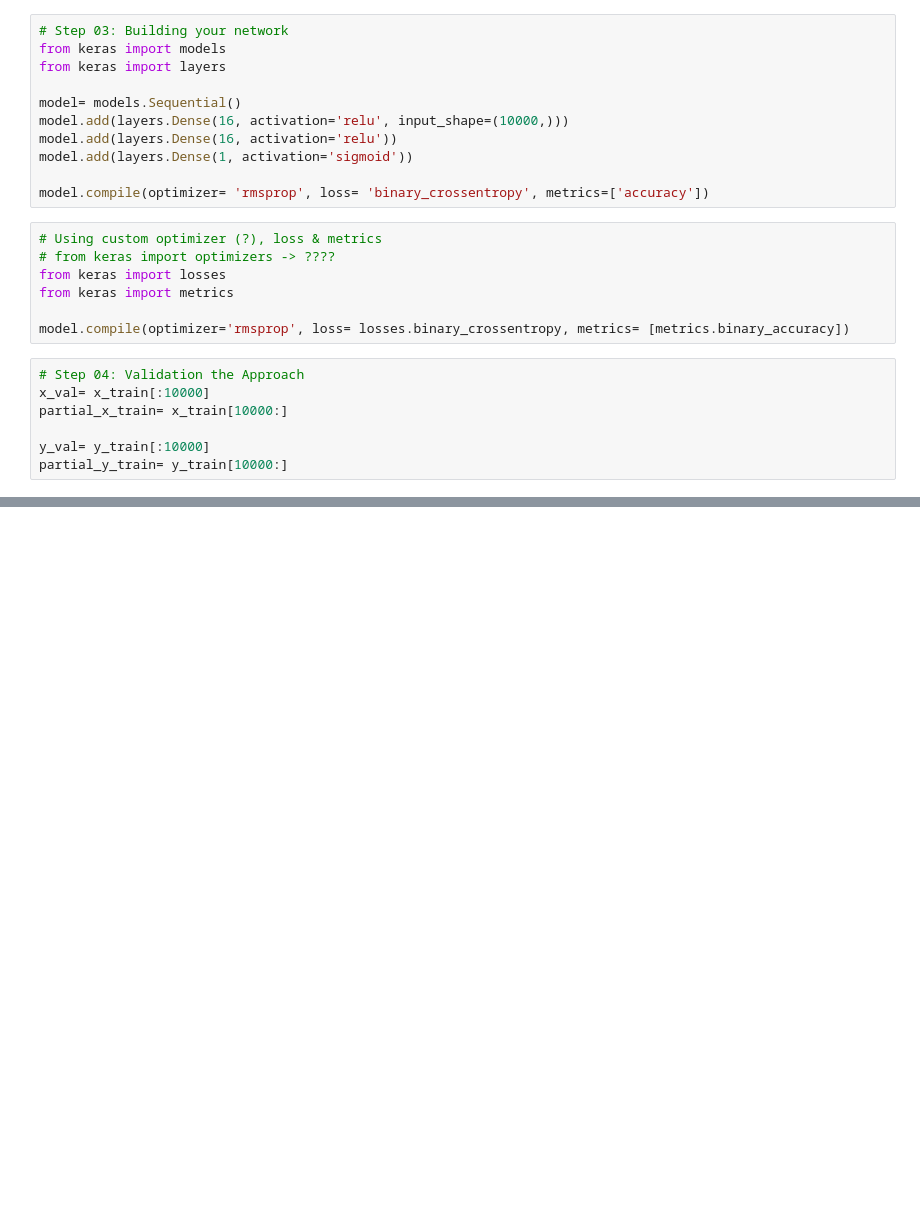
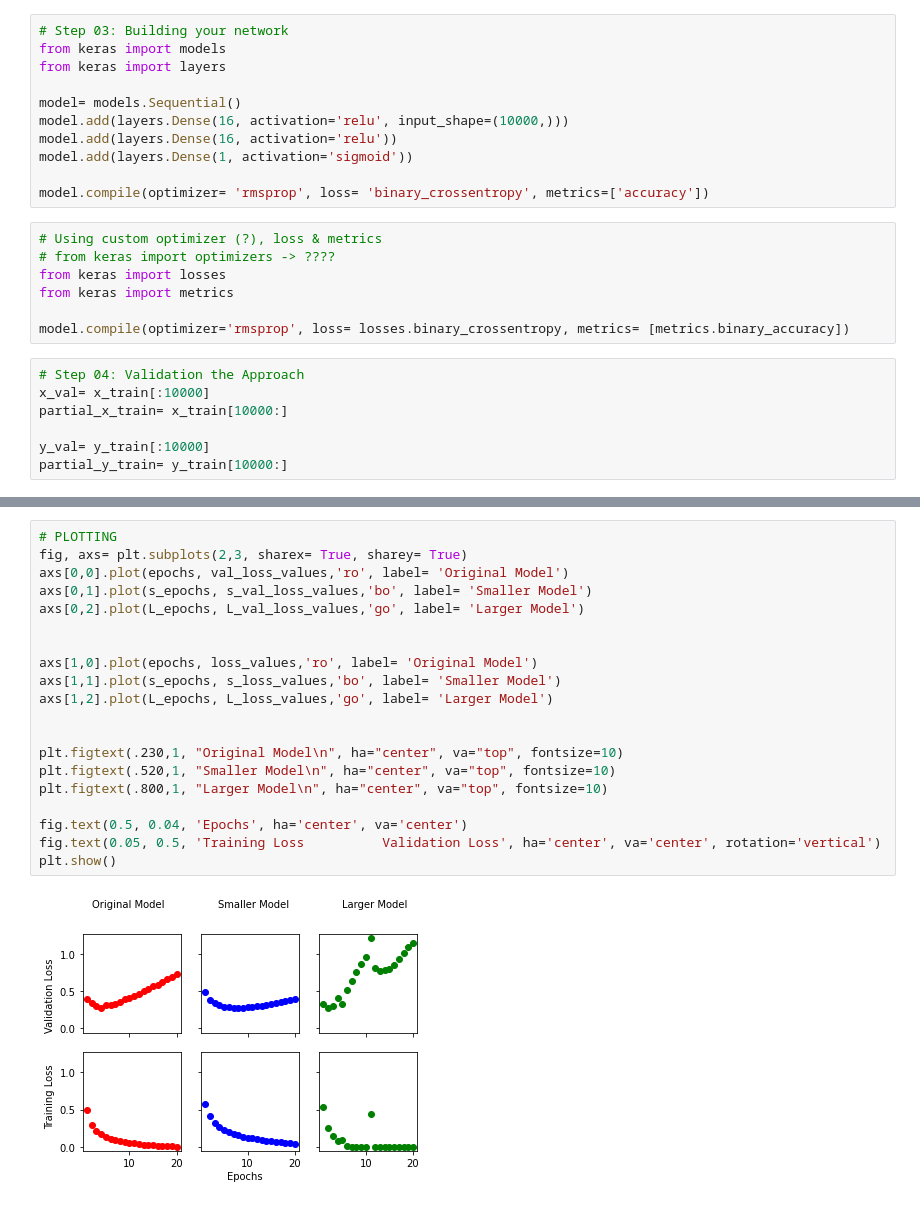
Before and after one commit to gamzekecibas/deep-learning-keras, a Jupyter notebook: imdb-set.ipynb, the cells around one changed output, grey strips where cells are left out. Drawn from its saved outputs; the diff is of its cells as text; blank space fills up the shorter version.

```diff
--- a/imdb-set.ipynb
+++ b/imdb-set.ipynb
@@ -137,0 +198,22 @@ Epoch 4/4
+# %%
+# PLOTTING
+fig, axs= plt.subplots(2,3, sharex= True, sharey= True)
+axs[0,0].plot(epochs, val_loss_values,'ro', label= 'Original Model')
+axs[0,1].plot(s_epochs, s_val_loss_values,'bo', label= 'Smaller Model')
+axs[0,2].plot(L_epochs, L_val_loss_values,'go', label= 'Larger Model')
+
+
+axs[1,0].plot(epochs, loss_values,'ro', label= 'Original Model')
+axs[1,1].plot(s_epochs, s_loss_values,'bo', label= 'Smaller Model')
+axs[1,2].plot(L_epochs, L_loss_values,'go', label= 'Larger Model')
+
+
+plt.figtext(.230,1, "Original Model\n", ha="center", va="top", fontsize=10)
+plt.figtext(.520,1, "Smaller Model\n", ha="center", va="top", fontsize=10)
+plt.figtext(.800,1, "Larger Model\n", ha="center", va="top", fontsize=10)
+
+fig.text(0.5, 0.04, 'Epochs', ha='center', va='center')
+fig.text(0.05, 0.5, 'Training Loss          Validation Loss', ha='center', va='center', rotation='vertical')
+plt.show()
+# %% [output]
+[figure, added]
```
Also changed, not shown: parts of 5 cells of this notebook.
